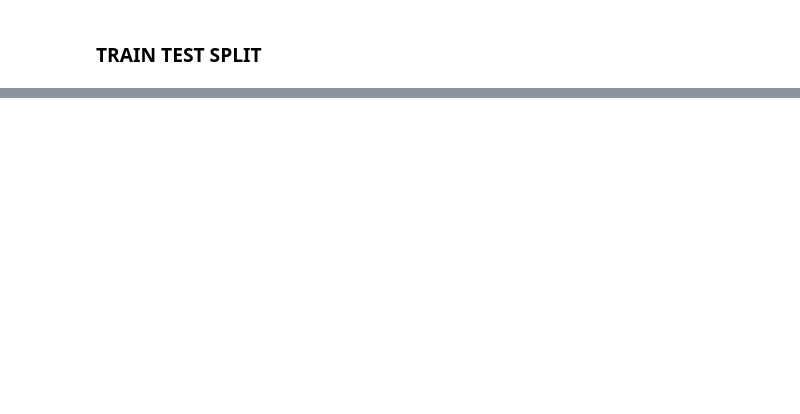
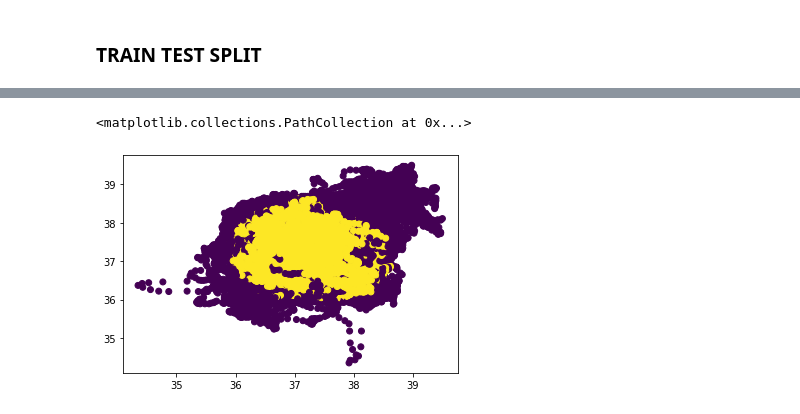
Before and after one commit to sheyaa/caterpillar_mset, a Jupyter notebook: Mice_SVM.ipynb, the cells around one changed output, grey strips where cells are left out. Drawn from its saved outputs; the diff is of its cells as text; code cells hidden in the pictures; blank space fills up the shorter version.

Commit message:
Update Mice_SVM.ipynb
I have plotted the predicted data, however I am still having difficulties

```diff
--- a/Mice_SVM.ipynb
+++ b/Mice_SVM.ipynb
@@ -50,5 +51,7 @@ len(x)-len(x1)
 225
 # %%
 #Time Delay Embedding
-X = tde.tde(x1)
+X = tde.tde(y1)
+X=X.T #transporting the data
+X
 # %% [output]
@@ -56,4 +65,13 @@ AttributeError: 'numpy.ndarray' object has no attribute 'tde'
 # %% [markdown]
 ### TRAIN TEST SPLIT
 # %%
-x_train =
+model = svm.OneClassSVM()
+#fit the data
+model.fit(X[:5000])
+
+#predict the data
+outliers = model.predict(X[5001:,:])
+
+#creating a second mask in which outliers = -1
+#mask1 = outliers == -1
+#Xmask = X[5001:][mask1]
@@ -61,0 +78,6 @@ SyntaxError: invalid syntax (<ipython-input-7-69702e43ca4a>, line 1)
+# %%
+#plotting the scatterplot
+plt.scatter(X[5001:,0],X[5001:,1], c = outliers)
+# %% [output]
+<matplotlib.collections.PathCollection at 0x...>
+[figure, added]
```
Also changed, not shown: parts of 3 cells of this notebook.
